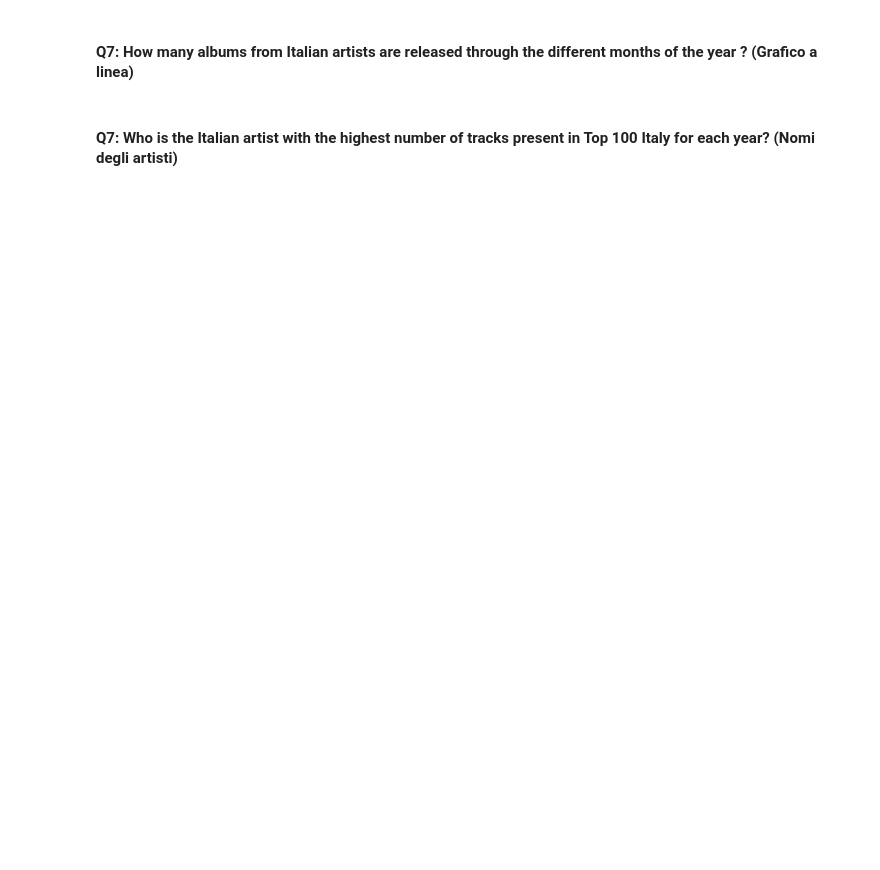
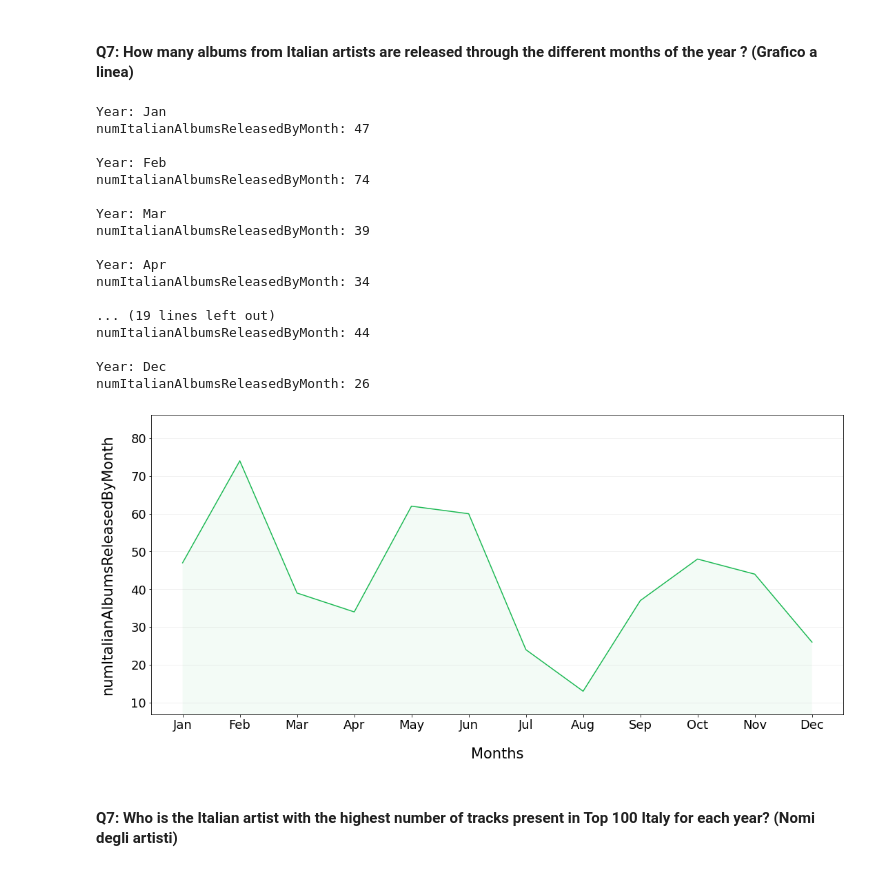
Before and after one commit to luca-martinelli-09/spotify-pg, a Jupyter notebook: spotifyQueries.ipynb, the cells around one changed output. Cells and saved outputs as stored; diff of their text form; code cells hidden in the pictures; blank space fills up the shorter version.

```diff
--- a/spotifyQueries.ipynb
+++ b/spotifyQueries.ipynb
@@ -801,7 +884,7 @@ driver = GraphDatabase.driver(params.uri, auth=(params.user, params.dbpsw))
 session = driver.session()
 
 result = session.run("""
-    ATCH (c1:Country{id:"IT"})<-[:hasNationality]-(p:Person)-[:isMemberOf]->(a:Artist)-[:partecipateIn]->(alb:Album)
+    MATCH (c1:Country{id:"IT"})<-[:hasNationality]-(p:Person)-[:isMemberOf]->(a:Artist)-[:partecipateIn]->(alb:Album)
     WITH alb.releaseDate.month AS month, COUNT(DISTINCT alb) as numAlbums
     RETURN month,numAlbums
     ORDER BY month
@@ -810,33 +893,52 @@ result = session.run("""
 # Define lists to contain the results
 months = []
 numItalianAlbumsReleasedByMonth = []
 for r in result:
     returnedData = r.values()
     months.append(calendar.month_abbr[returnedData[0]])
     numItalianAlbumsReleasedByMonth.append(int(returnedData[1]))
 
 # Print the results
 for i in range(0,len(months)):
     print("Year: {}".format(months[i]))
     print("numItalianAlbumsReleasedByMonth: {:d}".format(numItalianAlbumsReleasedByMonth[i]))
     print("")
 
 
 plotResults(
     x=np.arange(len(months)),
     yArr=[numItalianAlbumsReleasedByMonth],
     yLabel="numItalianAlbumsReleasedByMonth",
     xLabel="Months",
     xTicks=months,
     showGrid=True,
     gridAxis="y",
     style="line",
     fillPlot=True,
     saveTitle="query7"
 )
 
 session.close()
 driver.close()
+# %% [output]
+Year: Jan
+numItalianAlbumsReleasedByMonth: 47
+
+Year: Feb
+numItalianAlbumsReleasedByMonth: 74
+
+Year: Mar
+numItalianAlbumsReleasedByMonth: 39
+
+Year: Apr
+numItalianAlbumsReleasedByMonth: 34
+
+... (19 lines left out)
+numItalianAlbumsReleasedByMonth: 44
+
+Year: Dec
+numItalianAlbumsReleasedByMonth: 26
+[figure, added]
 # %% [markdown]
 #### Q7: Who is the Italian artist with the highest number of tracks present in Top 100 Italy for each year? (Nomi degli artisti)
 # %%
```
Also changed, not shown: parts of 16 cells of this notebook, 8 other files.
